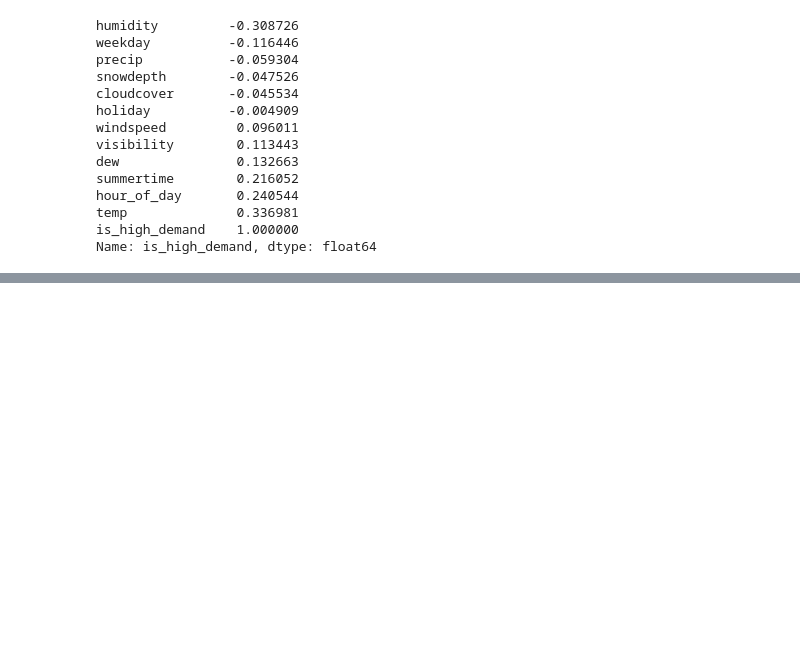
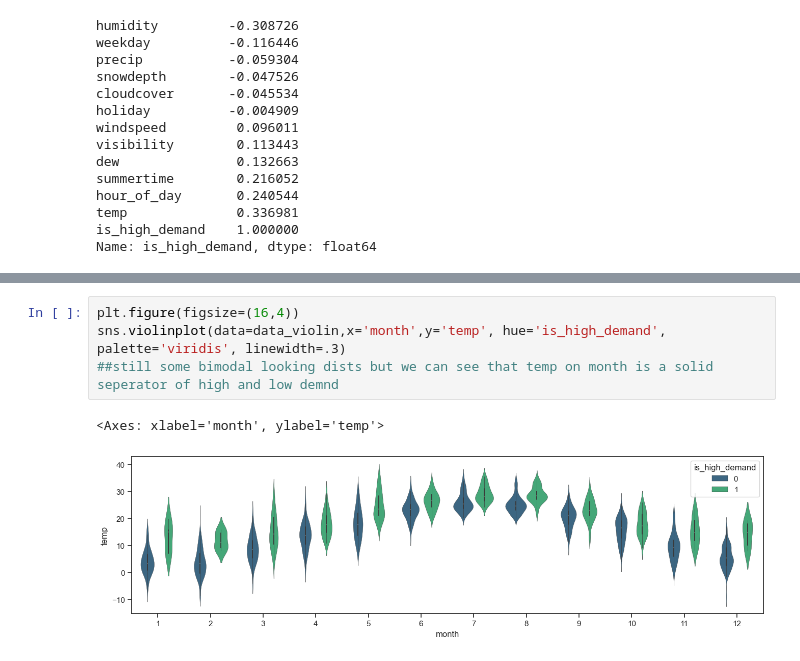
Before and after one commit to vaughankraska/BIKES_SML, a Jupyter notebook: notebooks/finn_exploratory_analysis.ipynb, the cells around one changed output, grey strips where cells are left out. Saved outputs shown, nothing was run; the diff lists cells and outputs as text; blank space fills up the shorter version.

```diff
--- a/notebooks/finn_exploratory_analysis.ipynb
+++ b/notebooks/finn_exploratory_analysis.ipynb
@@ -97,0 +117,7 @@ plt.savefig('../figures/highly_correlated_pair_plot.svg',format='svg', dpi=800,
+# %%
+plt.figure(figsize=(16,4))
+sns.violinplot(data=data_violin,x='month',y='temp', hue='is_high_demand', palette='viridis', linewidth=.3)
+##still some bimodal looking dists but we can see that temp on month is a solid seperator of high and low demnd
+# %% [output]
+<Axes: xlabel='month', ylabel='temp'>
+[figure, added]
```
Also changed, not shown: parts of 7 cells of this notebook.
